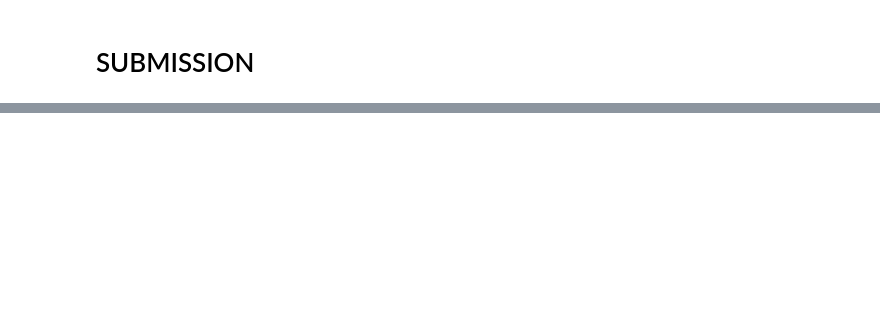
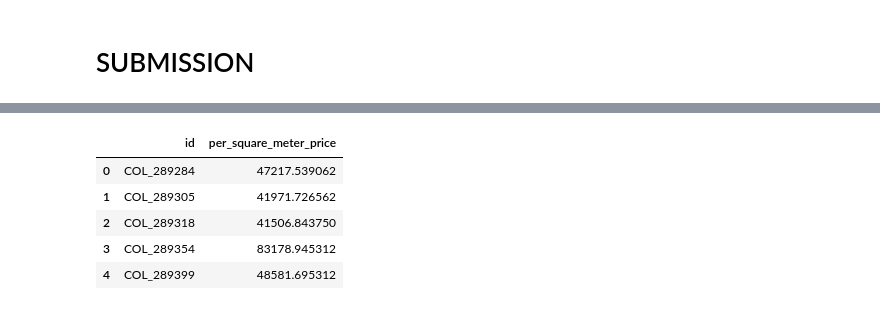
Before and after one commit to Segodnya/raifhack_ds, a Jupyter notebook: raifhack_ds_Segodnya.ipynb, the cells around one changed output, grey strips where cells are left out. Cells and saved outputs as stored; diff of their text form; code cells hidden in the pictures; blank space fills up the shorter version.

```diff
--- a/raifhack_ds_Segodnya.ipynb
+++ b/raifhack_ds_Segodnya.ipynb
@@ -459,9 +836,16 @@ sample.head()
 # %%
 predict_xgb = np.exp(xgb_reg.predict(X_sub))
 
 sample['per_square_meter_price'] = predict_xgb
 sample['per_square_meter_price'] = sample['per_square_meter_price'] * 0.94
-sample.to_csv('submission_xgb.csv', index=False)
+sample.to_csv('/drive/My Drive/Segodnya_DS/submission_xgb.csv', index=False)
 sample.head()
 
 # 2.03
+# %% [output]
+|  | id | per_square_meter_price |
+| 0 | COL_289284 | 47217.539062 |
+| 1 | COL_289305 | 41971.726562 |
+| 2 | COL_289318 | 41506.843750 |
+| 3 | COL_289354 | 83178.945312 |
+| 4 | COL_289399 | 48581.695312 |
```
Also changed, not shown: parts of 35 cells of this notebook, 5 other files.
